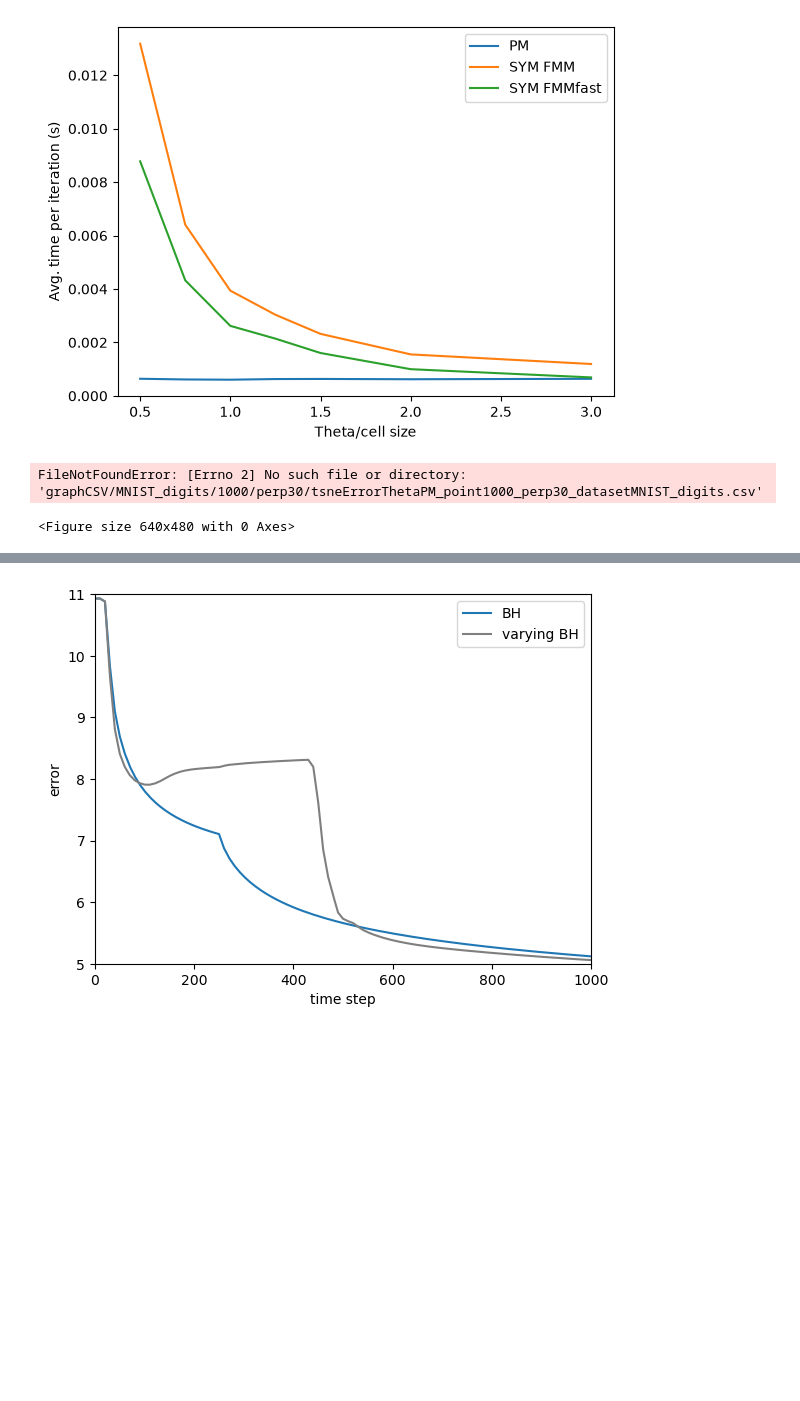
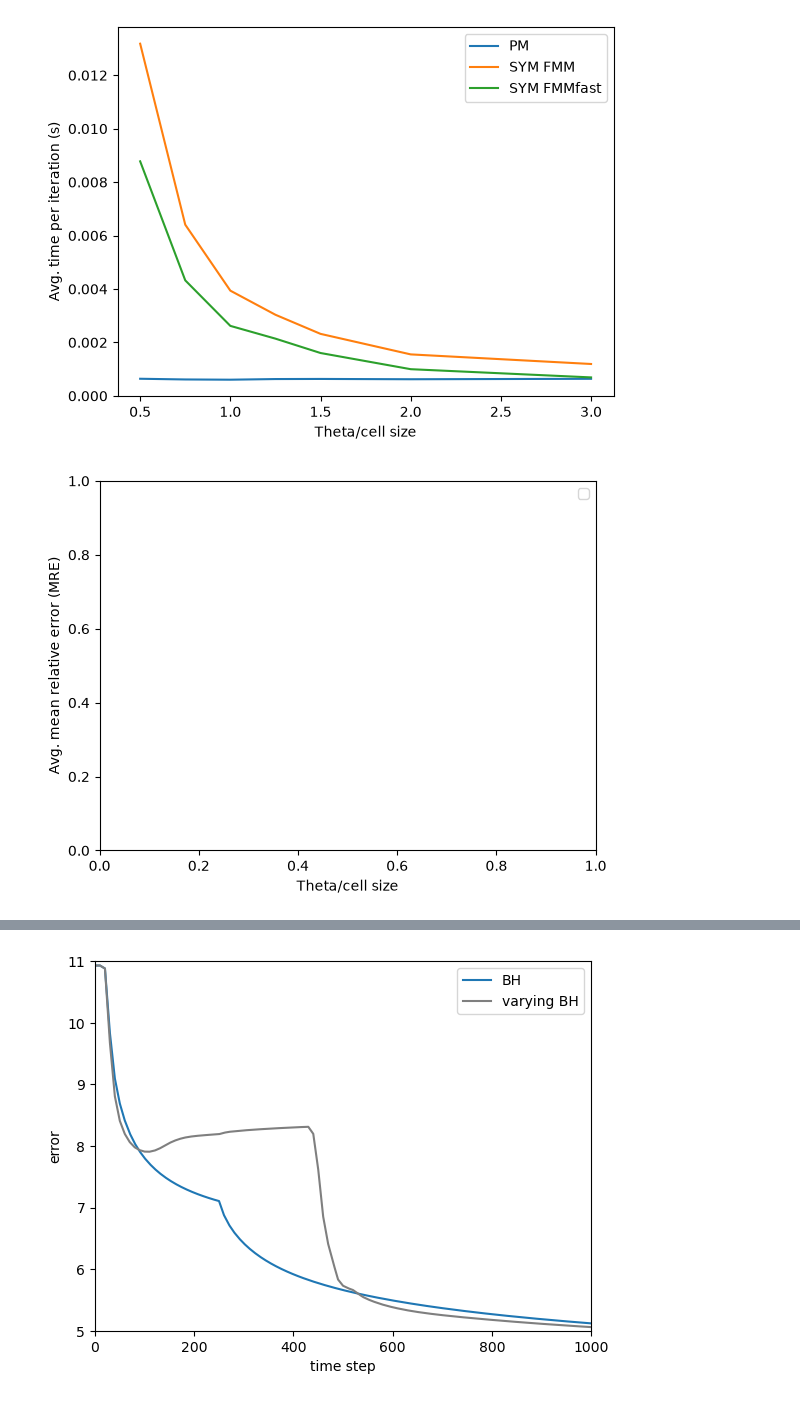
Before and after one commit to LucasFurer/FMM_tSNE, a Jupyter notebook: grapher.ipynb, the cells around one changed output, grey strips where cells are left out. Drawn from its saved outputs; the diff is of its cells as text; code cells hidden in the pictures; blank space fills up the shorter version.

```diff
--- a/grapher.ipynb
+++ b/grapher.ipynb
@@ -314,22 +314,20 @@ plotGraph(custom_labels, 0, 1000, "Theta/cell size", "Avg. time per iteration (s
 # %%
 pointAmount = "1000"
 dataSet = "MNIST_digits"
 perp = "30"
 
 custom_labels = {
     #os.path.join("graphCSV", dataSet, pointAmount, "perp" + perp, "tsneErrorThetaBH_point"    + pointAmount + "_perp" + perp + "_dataset" + dataSet + ".csv"): "BH",
     #os.path.join("graphCSV", dataSet, pointAmount, "perp" + perp, "tsneErrorThetaBHMP_point"  + pointAmount + "_perp" + perp + "_dataset" + dataSet + ".csv"): "MM",
     #os.path.join("graphCSV", dataSet, pointAmount, "perp" + perp, "tsneErrorThetaBHR_point"   + pointAmount + "_perp" + perp + "_dataset" + dataSet + ".csv"): "rBH",
     #os.path.join("graphCSV", dataSet, pointAmount, "perp" + perp, "tsneErrorThetaBHRMP_point" + pointAmount + "_perp" + perp + "_dataset" + dataSet + ".csv"): "rMM",
-    os.path.join("graphCSV", dataSet, pointAmount, "perp" + perp, "tsneErrorThetaPM_point"   + pointAmount + "_perp" + perp + "_dataset" + dataSet + ".csv"): "PM",
+    #os.path.join("graphCSV", dataSet, pointAmount, "perp" + perp, "tsneErrorThetaPM_point"   + pointAmount + "_perp" + perp + "_dataset" + dataSet + ".csv"): "PM",
     #os.path.join("graphCSV", dataSet, pointAmount, "perp" + perp, "tsneErrorThetaFMM_MORTON_point"   + pointAmount + "_perp" + perp + "_dataset" + dataSet + ".csv"): "FMM",
-    os.path.join("graphCSV", dataSet, pointAmount, "perp" + perp, "tsneErrorThetaFMM_SYM_MORTON_point"   + pointAmount + "_perp" + perp + "_dataset" + dataSet + ".csv"): "SYM FMM",
-    os.path.join("graphCSV", dataSet, pointAmount, "perp" + perp, "tsneErrorThetaFMMfast_SYM_MORTON_point"   + pointAmount + "_perp" + perp + "_dataset" + dataSet + ".csv"): "SYM FMMfast",
+    #os.path.join("graphCSV", dataSet, pointAmount, "perp" + perp, "tsneErrorThetaFMM_SYM_MORTON_point"   + pointAmount + "_perp" + perp + "_dataset" + dataSet + ".csv"): "SYM FMM",
 }
 
 plotGraph(custom_labels, 0, 1000, "Theta/cell size", "Avg. mean relative error (MRE)", "plotOutput/lines_plot.png")
 #plotGraph(custom_labels, 0, 1000, "Theta/cell size", "Avg. mean relative error (MRE)", "plotOutput/lines_plot.png", False, 0.5, 3.0, 0.0, 1.6, None, None)
 # %% [output]
-FileNotFoundError: [Errno 2] No such file or directory: 'graphCSV/MNIST_digits/1000/perp30/tsneErrorThetaPM_point1000_perp30_datasetMNIST_digits.csv'
-<Figure size 640x480 with 0 Axes>
+[figure, added]
 # %%
```
Also changed, not shown: parts of 2 cells of this notebook, 23 other files.
